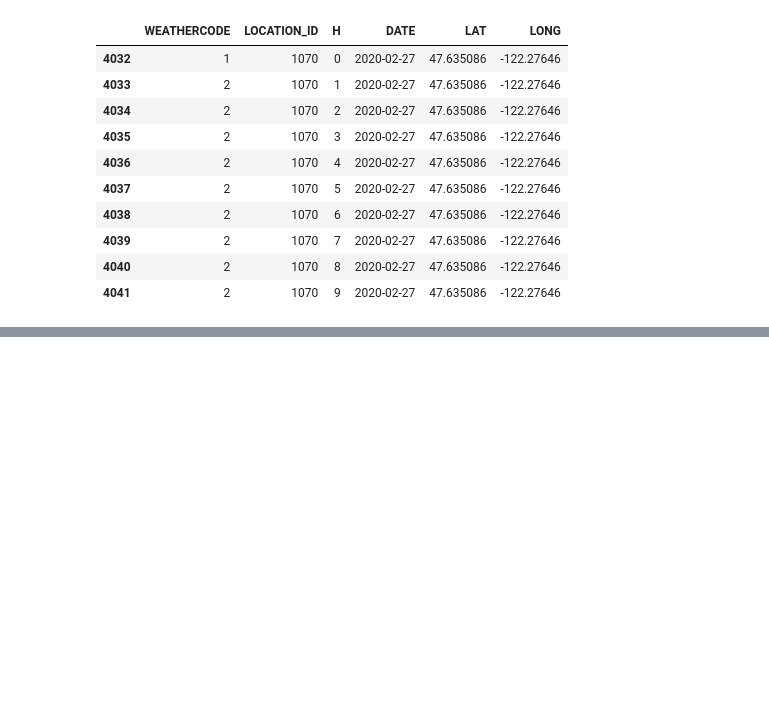
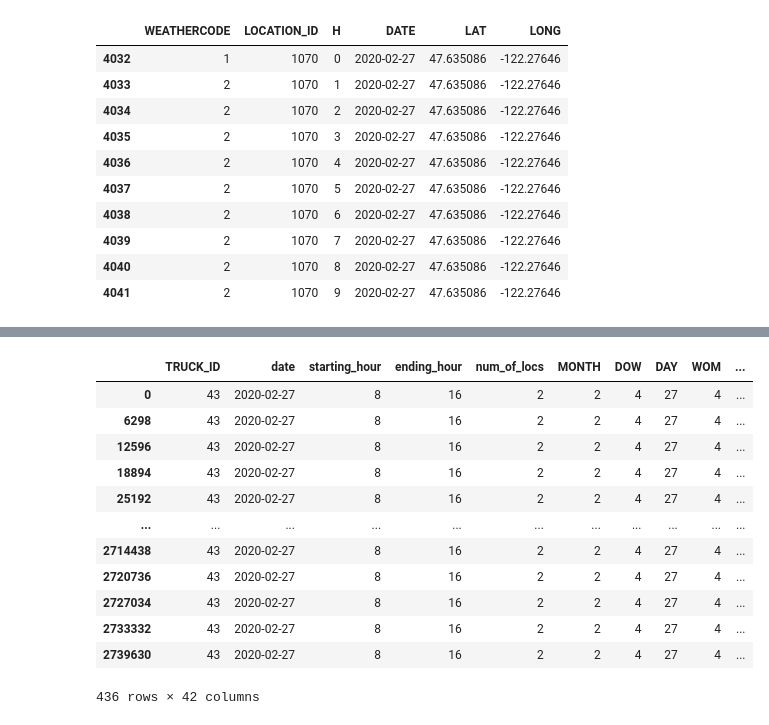
Before and after one commit to jkyxd/ICP_Group3, a Jupyter notebook: Testing File.ipynb, the cells around one changed output, grey strips where cells are left out. Drawn from its saved outputs; the diff is of its cells as text; code cells hidden in the pictures; blank space fills up the shorter version.

```diff
--- a/Testing File.ipynb
+++ b/Testing File.ipynb
@@ -392,3 +378,5 @@ len(weadf.index)
+# %%
+weadf = pd.merge(wdf, loc_checker, on=['LOCATION_ID', 'DATE']).drop_duplicates()
 # %%
 weadf[weadf['LOCATION_ID']==1070].head(10)
 # %% [output]
@@ -519,0 +426,25 @@ df_unique_locations_lat_long[df_unique_locations_lat_long['LOCATION_ID']==15502]
+# %%
+filtered_df = X_final_scaled[X_final_scaled['TRUCK_ID'] == truck_id]
+filtered_df = filtered_df[['TRUCK_ID', 'MENU_TYPE_GYROS_ENCODED', 'MENU_TYPE_CREPES_ENCODED',
+                           'MENU_TYPE_BBQ_ENCODED', 'MENU_TYPE_SANDWICHES_ENCODED', 'MENU_TYPE_Mac & Cheese_encoded', 'MENU_TYPE_POUTINE_ENCODED',
+                         'MENU_TYPE_ETHIOPIAN_ENCODED', 'MENU_TYPE_TACOS_ENCODED', 'MENU_TYPE_Ice Cream_encoded', 'MENU_TYPE_Hot Dogs_encoded', 'MENU_TYPE_CHINESE_ENCODED',
+                         'MENU_TYPE_Grilled Cheese_encoded', 'MENU_TYPE_VEGETARIAN_ENCODED', 'MENU_TYPE_INDIAN_ENCODED', 'MENU_TYPE_RAMEN_ENCODED', 'CITY_SEATTLE_ENCODED',
+                         'CITY_DENVER_ENCODED', 'CITY_San Mateo_encoded', 'CITY_New York City_encoded', 'CITY_BOSTON_ENCODED', 'REGION_NY_ENCODED', 'REGION_MA_ENCODED',
+                         'REGION_CO_ENCODED', 'REGION_WA_ENCODED', 'REGION_CA_ENCODED']]
+merge_df = new_df.merge(filtered_df, left_on='TRUCK_ID', right_on='TRUCK_ID', how='inner').drop_duplicates()
+merge_df
+# 'MONTH','DAY', 'SUM_DAY_OF_WEEK_AVG_CITY_MENU_TYPE', 'SUM_PREV_YEAR_MONTH_SALES_CITY_MENU_TYPE'
+# %% [output]
+|  | TRUCK_ID | date | starting_hour | ending_hour | num_of_locs | MONTH | DOW | DAY | WOM | ... |
+| 0 | 43 | 2020-02-27 | 8 | 16 | 2 | 2 | 4 | 27 | 4 | ... |
+| 6298 | 43 | 2020-02-27 | 8 | 16 | 2 | 2 | 4 | 27 | 4 | ... |
+| 12596 | 43 | 2020-02-27 | 8 | 16 | 2 | 2 | 4 | 27 | 4 | ... |
+| 18894 | 43 | 2020-02-27 | 8 | 16 | 2 | 2 | 4 | 27 | 4 | ... |
+| 25192 | 43 | 2020-02-27 | 8 | 16 | 2 | 2 | 4 | 27 | 4 | ... |
+| ... | ... | ... | ... | ... | ... | ... | ... | ... | ... | ... |
+| 2714438 | 43 | 2020-02-27 | 8 | 16 | 2 | 2 | 4 | 27 | 4 | ... |
+| 2720736 | 43 | 2020-02-27 | 8 | 16 | 2 | 2 | 4 | 27 | 4 | ... |
+| 2727034 | 43 | 2020-02-27 | 8 | 16 | 2 | 2 | 4 | 27 | 4 | ... |
+| 2733332 | 43 | 2020-02-27 | 8 | 16 | 2 | 2 | 4 | 27 | 4 | ... |
+| 2739630 | 43 | 2020-02-27 | 8 | 16 | 2 | 2 | 4 | 27 | 4 | ... |
+436 rows × 42 columns
```
Also changed, not shown: parts of 19 cells of this notebook.
